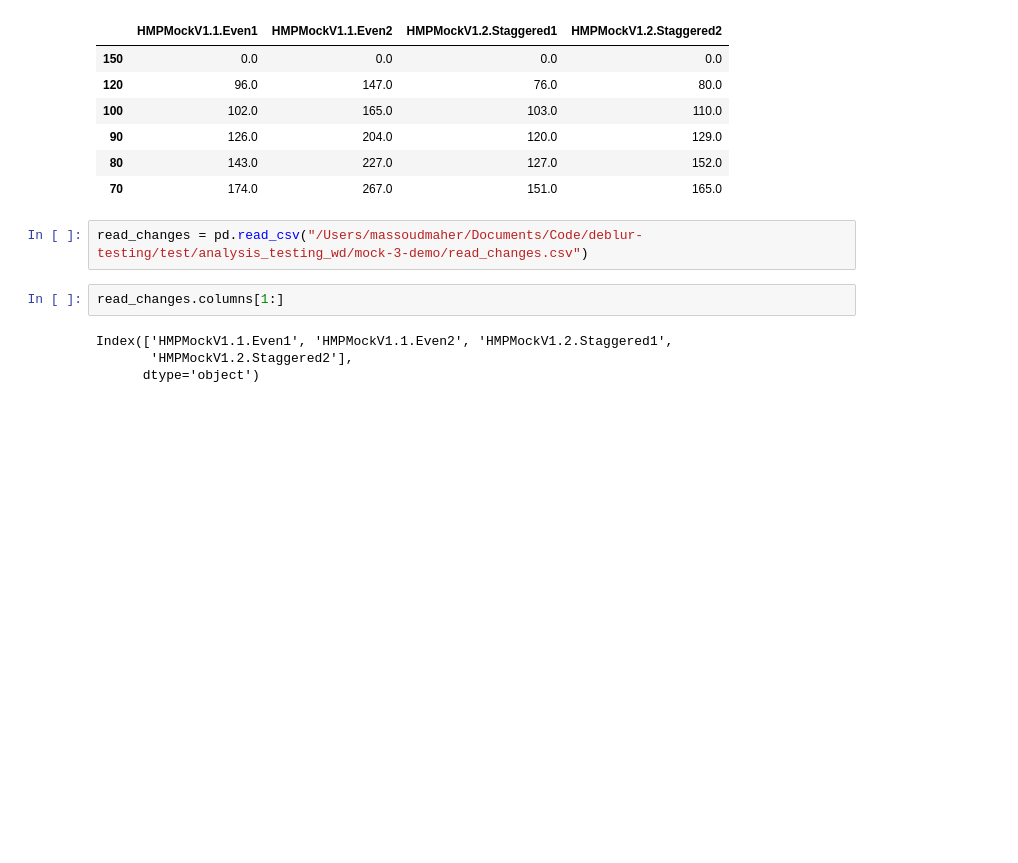
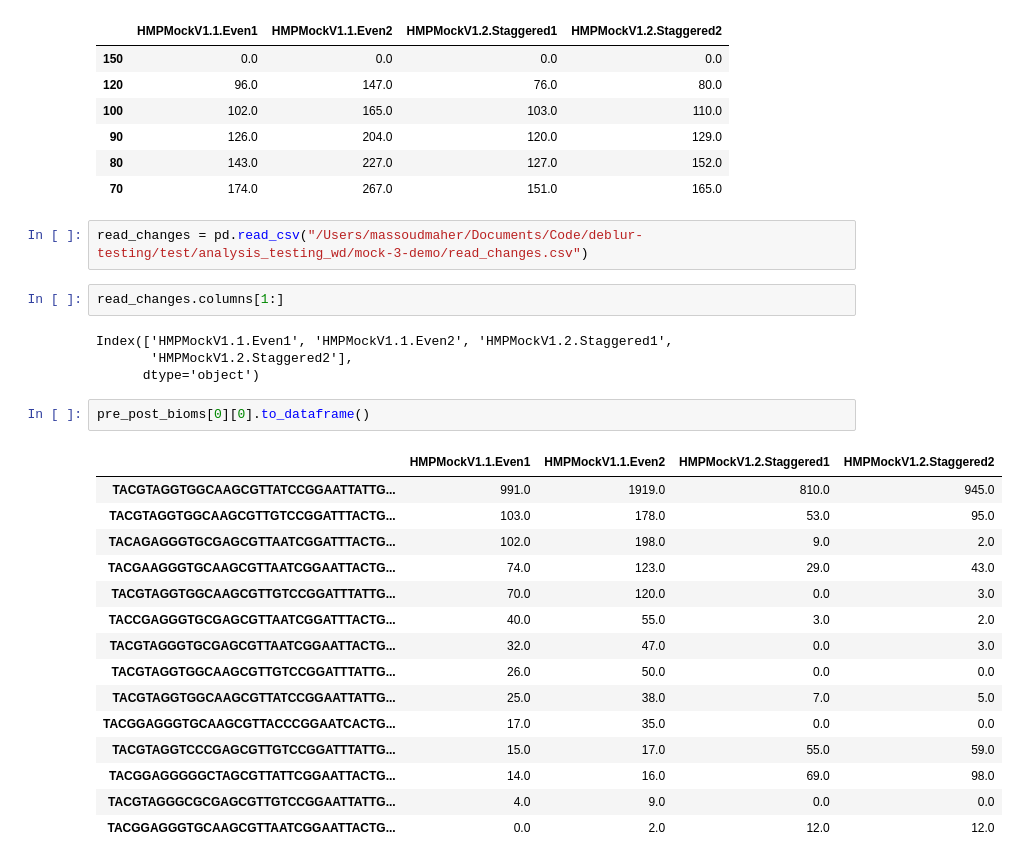
Before and after one commit to mahermassoud/deblur-testing, a Jupyter notebook: mock-pipeline.ipynb, the cells around one changed output. Drawn from its saved outputs; the diff is of its cells as text; blank space fills up the shorter version.

```diff
--- a/mock-pipeline.ipynb
+++ b/mock-pipeline.ipynb
@@ -806,3 +806,21 @@ read_changes.columns[1:]
 Index(['HMPMockV1.1.Even1', 'HMPMockV1.1.Even2', 'HMPMockV1.2.Staggered1',
        'HMPMockV1.2.Staggered2'],
       dtype='object')
+# %%
+pre_post_bioms[0][0].to_dataframe()
+# %% [output]
+|  | HMPMockV1.1.Even1 | HMPMockV1.1.Even2 | HMPMockV1.2.Staggered1 | HMPMockV1.2.Staggered2 |
+| TACGTAGGTGGCAAGCGTTATCCGGAATTATTG... | 991.0 | 1919.0 | 810.0 | 945.0 |
+| TACGTAGGTGGCAAGCGTTGTCCGGATTTACTG... | 103.0 | 178.0 | 53.0 | 95.0 |
+| TACAGAGGGTGCGAGCGTTAATCGGATTTACTG... | 102.0 | 198.0 | 9.0 | 2.0 |
+| TACGAAGGGTGCAAGCGTTAATCGGAATTACTG... | 74.0 | 123.0 | 29.0 | 43.0 |
+| TACGTAGGTGGCAAGCGTTGTCCGGATTTATTG... | 70.0 | 120.0 | 0.0 | 3.0 |
+| TACCGAGGGTGCGAGCGTTAATCGGATTTACTG... | 40.0 | 55.0 | 3.0 | 2.0 |
+| TACGTAGGGTGCGAGCGTTAATCGGAATTACTG... | 32.0 | 47.0 | 0.0 | 3.0 |
+| TACGTAGGTGGCAAGCGTTGTCCGGATTTATTG... | 26.0 | 50.0 | 0.0 | 0.0 |
+| TACGTAGGTGGCAAGCGTTATCCGGAATTATTG... | 25.0 | 38.0 | 7.0 | 5.0 |
+| TACGGAGGGTGCAAGCGTTACCCGGAATCACTG... | 17.0 | 35.0 | 0.0 | 0.0 |
+| TACGTAGGTCCCGAGCGTTGTCCGGATTTATTG... | 15.0 | 17.0 | 55.0 | 59.0 |
+| TACGGAGGGGGCTAGCGTTATTCGGAATTACTG... | 14.0 | 16.0 | 69.0 | 98.0 |
+| TACGTAGGGCGCGAGCGTTGTCCGGAATTATTG... | 4.0 | 9.0 | 0.0 | 0.0 |
+| TACGGAGGGTGCAAGCGTTAATCGGAATTACTG... | 0.0 | 2.0 | 12.0 | 12.0 |
```
Also changed, not shown: 3 other files.
